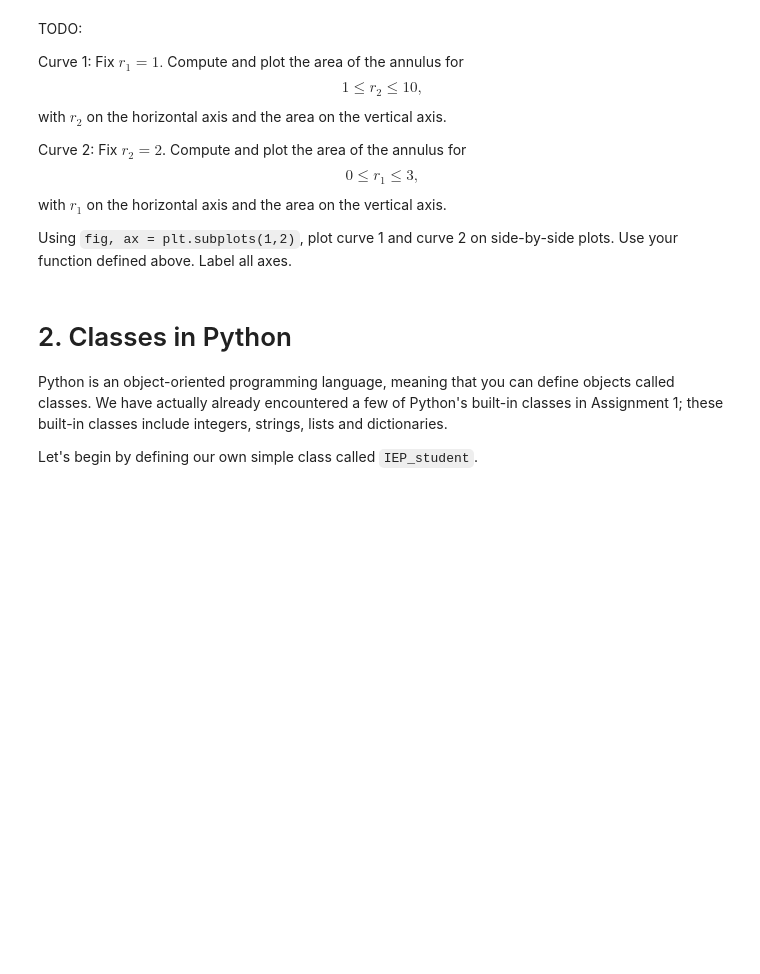
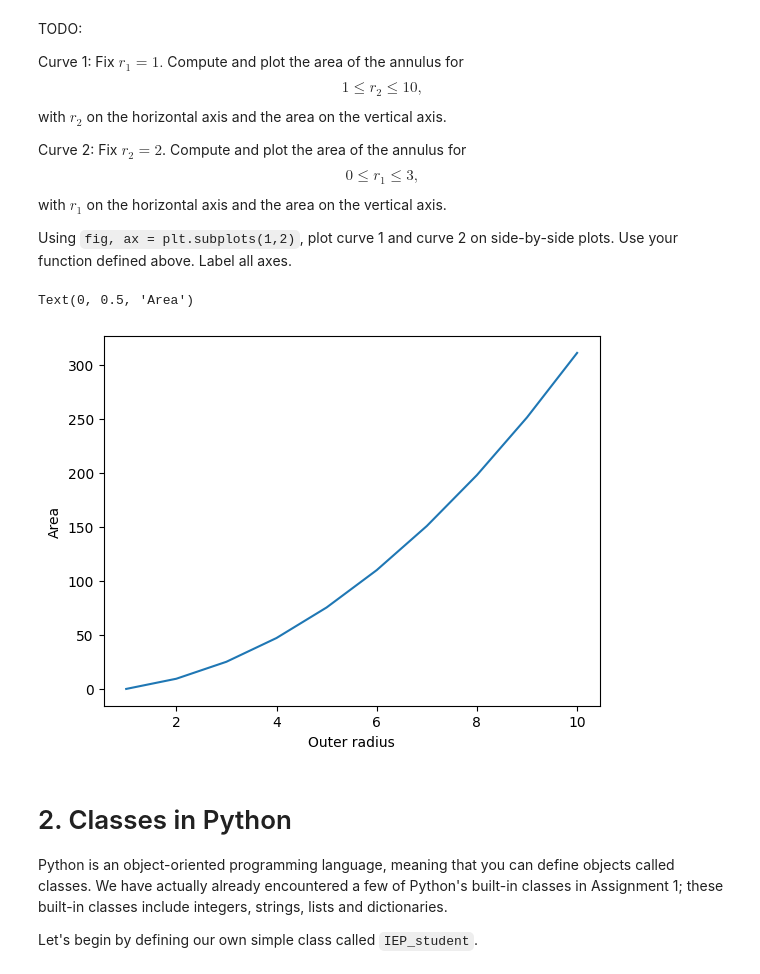
Before and after one commit to lilalitman/Assignment0LilaLitman, a Jupyter notebook: Lab0_IEPII_Spr25.ipynb, the cells around one changed output. Cells and saved outputs as stored; diff of their text form; code cells hidden in the pictures; blank space fills up the shorter version.

```diff
--- a/Lab0_IEPII_Spr25.ipynb
+++ b/Lab0_IEPII_Spr25.ipynb
@@ -140,3 +138,13 @@ Using `fig, ax = plt.subplots(1,2)`, plot curve 1 and curve 2 on side-by-side pl
+# %%
+### TODO: YOUR CODE HERE
+radius1 = 1
+radius2 = np.linspace(1,10,10)
+plt.plot(radius2, area(radius1, radius2))
+plt.xlabel('Outer radius')
+plt.ylabel('Area')
+# %% [output]
+Text(0, 0.5, 'Area')
+[figure, added]
 # %% [markdown]
 # 2. Classes in Python
 Python is an object-oriented programming language, meaning that you can define objects called classes. We have actually already encountered a few of Python's built-in classes in Assignment 1; these built-in classes include integers, strings, lists and dictionaries.
```
Also changed, not shown: parts of 1 cell of this notebook.
